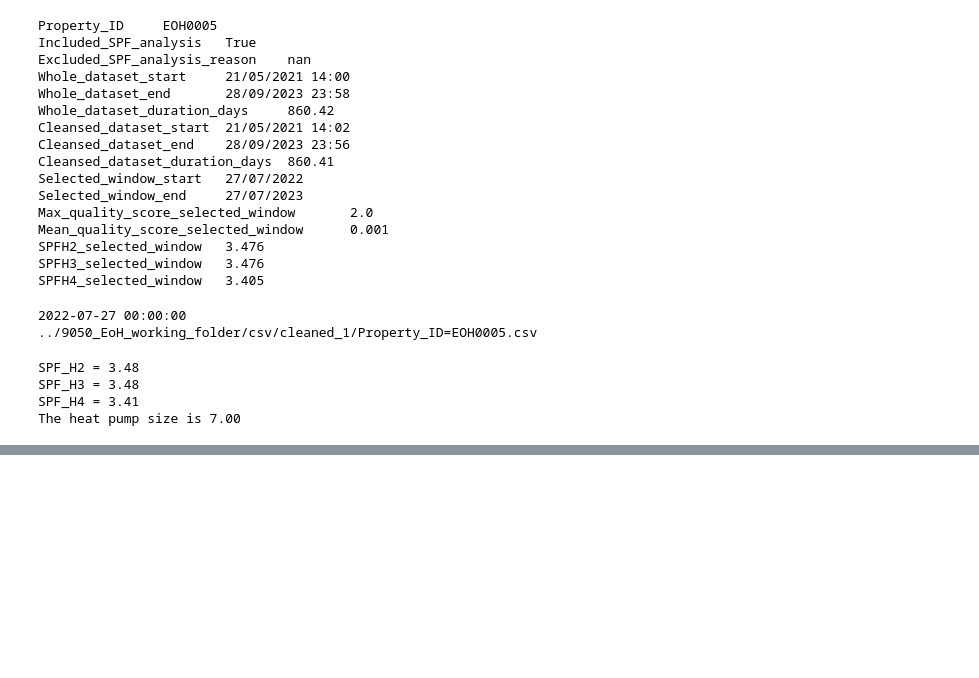
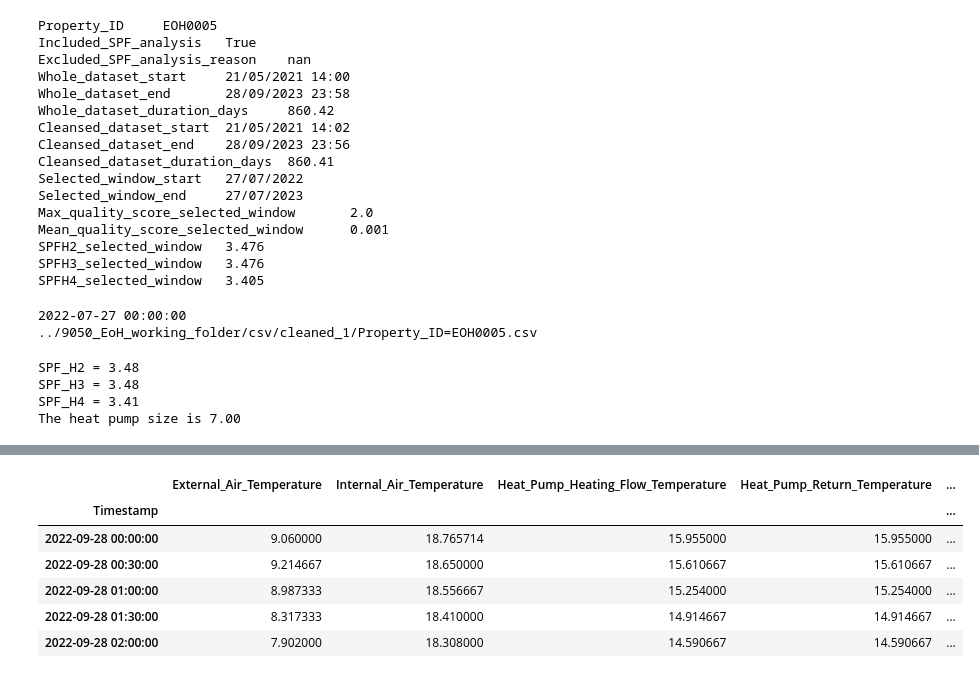
Before and after one commit to EdwardBarbour/HeatPumpDataAnalysis, a Jupyter notebook: Data_cleaning_new_data.ipynb, the cells around one changed output, grey strips where cells are left out. Cells and saved outputs as stored; diff of their text form; code cells hidden in the pictures; blank space fills up the shorter version.

```diff
--- a/Data_cleaning_new_data.ipynb
+++ b/Data_cleaning_new_data.ipynb
@@ -332,0 +397,10 @@ for idx, fileName in fileNameDict.items():
+# %%
+ID_heat_elec['EOH0234']['HH_data'].head()
+# %% [output]
+|  | External_Air_Temperature | Internal_Air_Temperature | Heat_Pump_Heating_Flow_Temperature | Heat_Pump_Return_Temperature | ... |
+| Timestamp |  |  |  |  | ... |
+| 2022-09-28 00:00:00 | 9.060000 | 18.765714 | 15.955000 | 15.955000 | ... |
+| 2022-09-28 00:30:00 | 9.214667 | 18.650000 | 15.610667 | 15.610667 | ... |
+| 2022-09-28 01:00:00 | 8.987333 | 18.556667 | 15.254000 | 15.254000 | ... |
+| 2022-09-28 01:30:00 | 8.317333 | 18.410000 | 14.914667 | 14.914667 | ... |
+| 2022-09-28 02:00:00 | 7.902000 | 18.308000 | 14.590667 | 14.590667 | ... |
```
Also changed, not shown: parts of 11 cells of this notebook, 2 other files.
